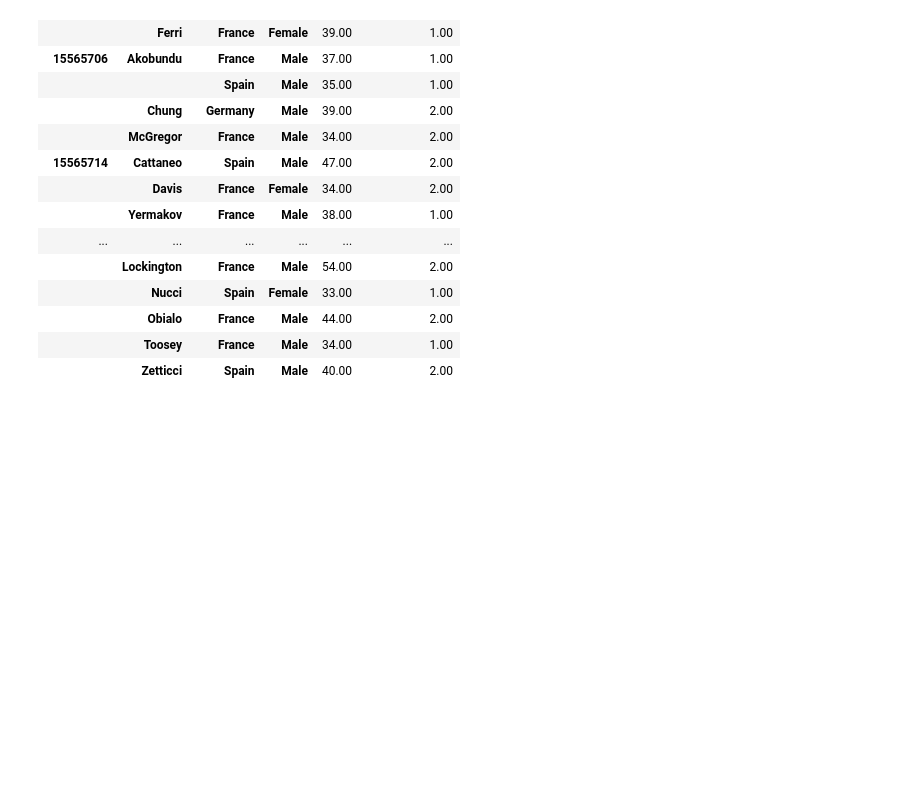
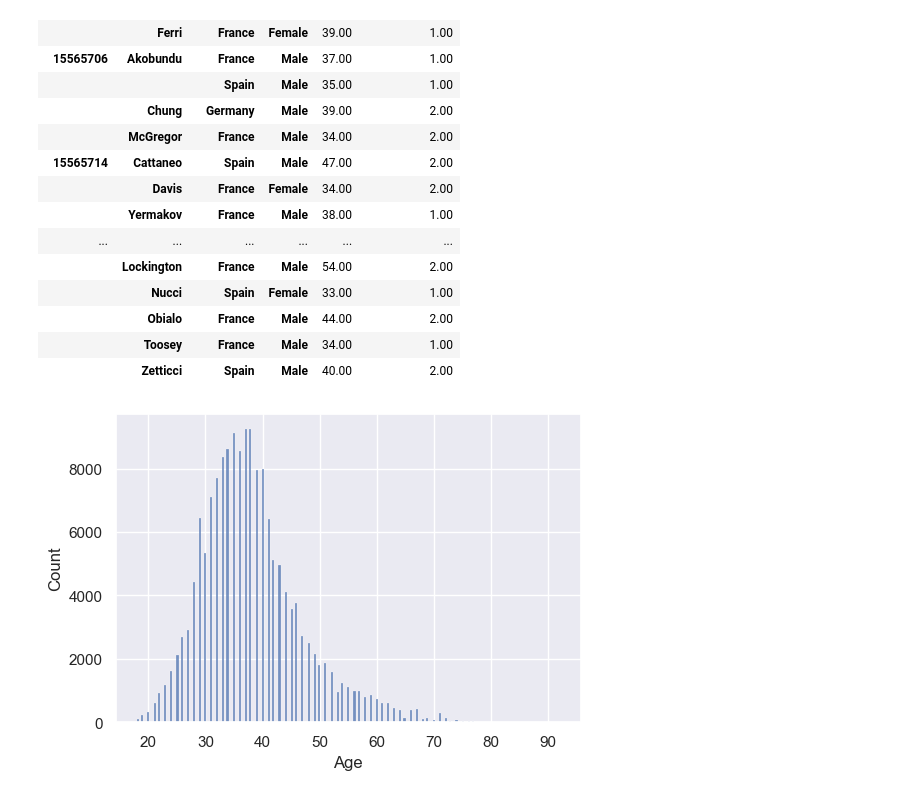
Before and after one commit to betuldemirdag/Ada_Lovelace_Akademi_Bitirme_Projesi, a Jupyter notebook: bank_churn.ipynb, the cells around one changed output. Saved outputs shown, nothing was run; the diff lists cells and outputs as text; code cells hidden in the pictures; blank space fills up the shorter version.

```diff
--- a/bank_churn.ipynb
+++ b/bank_churn.ipynb
@@ -175,3 +181,8 @@ pd.pivot_table(data=train, index=["CustomerId", "Surname", "Geography", "Gender"
 |  | Obialo | France | Male | 44.00 | 2.00 |
 |  | Toosey | France | Male | 34.00 | 1.00 |
 |  | Zetticci | Spain | Male | 40.00 | 2.00 |
+# %%
+sns.histplot(data=train, x = "Age")
+plt.show()
+# %% [output]
+[figure, added]
```
Also changed, not shown: parts of 16 cells of this notebook.
